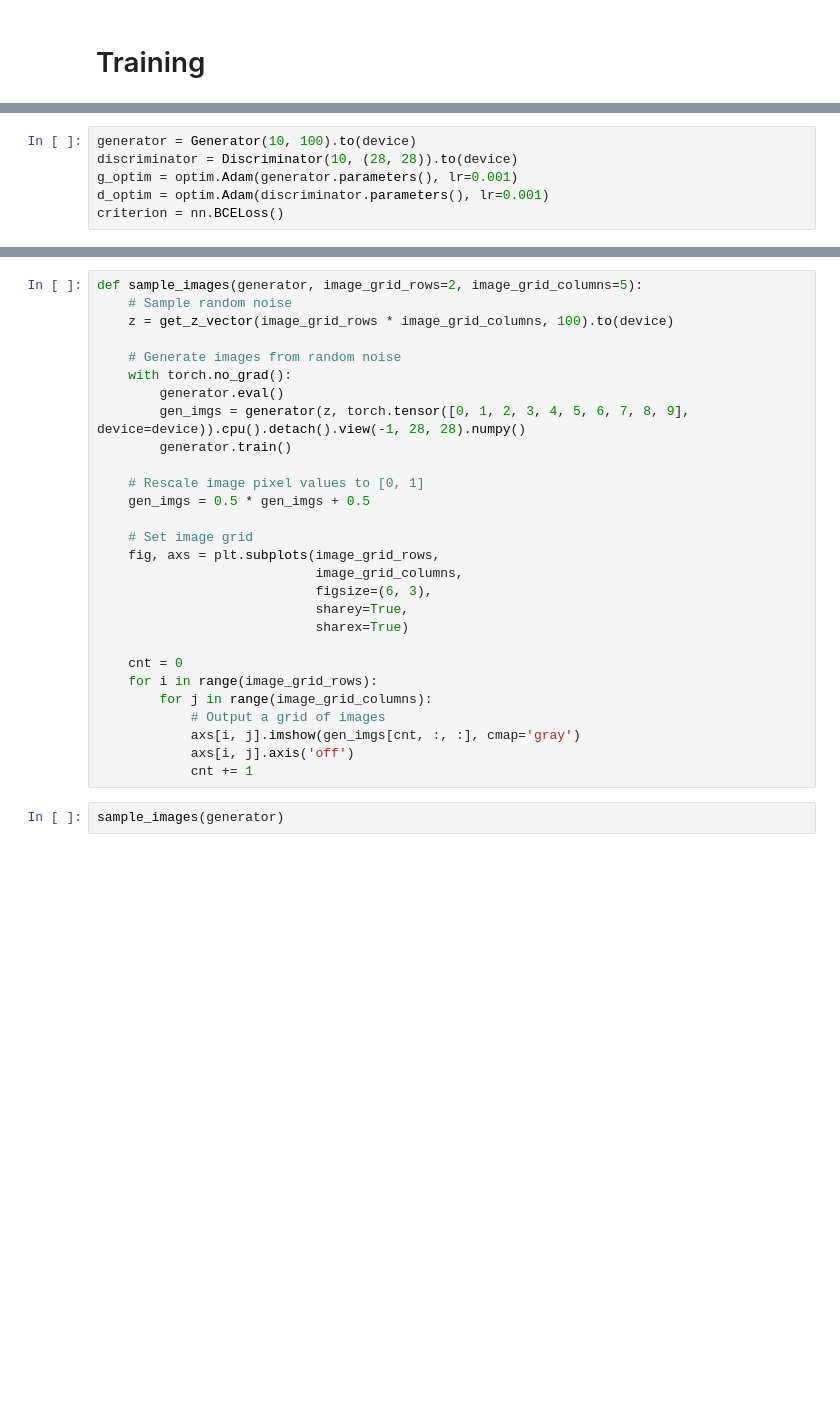
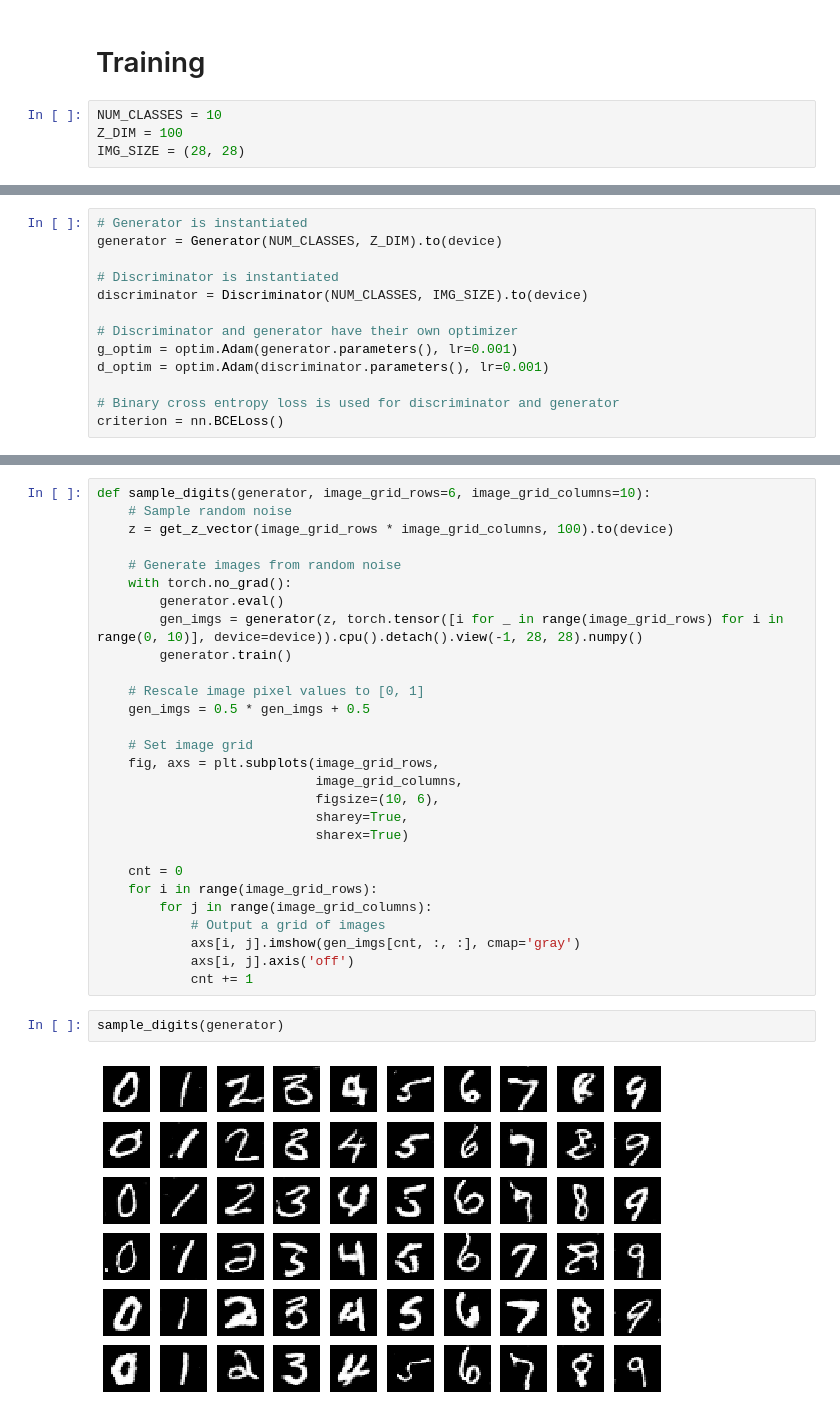
Before and after one commit to stante/gans-in-action-pytorch, a Jupyter notebook: chapter-8/Chapter_8_CGAN.ipynb, the cells around one changed output, grey strips where cells are left out. Cells and saved outputs as stored; diff of their text form; blank space fills up the shorter version.

```diff
--- a/chapter-8/Chapter_8_CGAN.ipynb
+++ b/chapter-8/Chapter_8_CGAN.ipynb
@@ -150,3 +151,7 @@ class Discriminator(nn.Module):
         return x
 # %% [markdown]
 # Training
+# %%
+NUM_CLASSES = 10
+Z_DIM = 100
+IMG_SIZE = (28, 28)
@@ -153,6 +160,13 @@ class Discriminator(nn.Module):
 # %%
-generator = Generator(10, 100).to(device)
-discriminator = Discriminator(10, (28, 28)).to(device)
+# Generator is instantiated
+generator = Generator(NUM_CLASSES, Z_DIM).to(device)
+
+# Discriminator is instantiated
+discriminator = Discriminator(NUM_CLASSES, IMG_SIZE).to(device)
+
+# Discriminator and generator have their own optimizer
 g_optim = optim.Adam(generator.parameters(), lr=0.001)
 d_optim = optim.Adam(discriminator.parameters(), lr=0.001)
+
+# Binary cross entropy loss is used for discriminator and generator
 criterion = nn.BCELoss()
@@ -194,12 +289,12 @@ KeyboardInterrupt:
 # %%
-def sample_images(generator, image_grid_rows=2, image_grid_columns=5):
+def sample_digits(generator, image_grid_rows=6, image_grid_columns=10):
     # Sample random noise
     z = get_z_vector(image_grid_rows * image_grid_columns, 100).to(device)
 
     # Generate images from random noise
     with torch.no_grad():
         generator.eval()
-        gen_imgs = generator(z, torch.tensor([0, 1, 2, 3, 4, 5, 6, 7, 8, 9], device=device)).cpu().detach().view(-1, 28, 28).numpy()
+        gen_imgs = generator(z, torch.tensor([i for _ in range(image_grid_rows) for i in range(0, 10)], device=device)).cpu().detach().view(-1, 28, 28).numpy()
         generator.train()
 
     # Rescale image pixel values to [0, 1]
@@ -208,7 +303,7 @@ def sample_images(generator, image_grid_rows=2, image_grid_columns=5):
     # Set image grid
     fig, axs = plt.subplots(image_grid_rows,
                             image_grid_columns,
-                            figsize=(6, 3),
+                            figsize=(10, 6),
                             sharey=True,
                             sharex=True)
 
@@ -220,4 +315,6 @@ def sample_images(generator, image_grid_rows=2, image_grid_columns=5):
             axs[i, j].axis('off')
             cnt += 1
 # %%
-sample_images(generator)
+sample_digits(generator)
+# %% [output]
+[figure, added]
```
Also changed, not shown: parts of 19 cells of this notebook.
